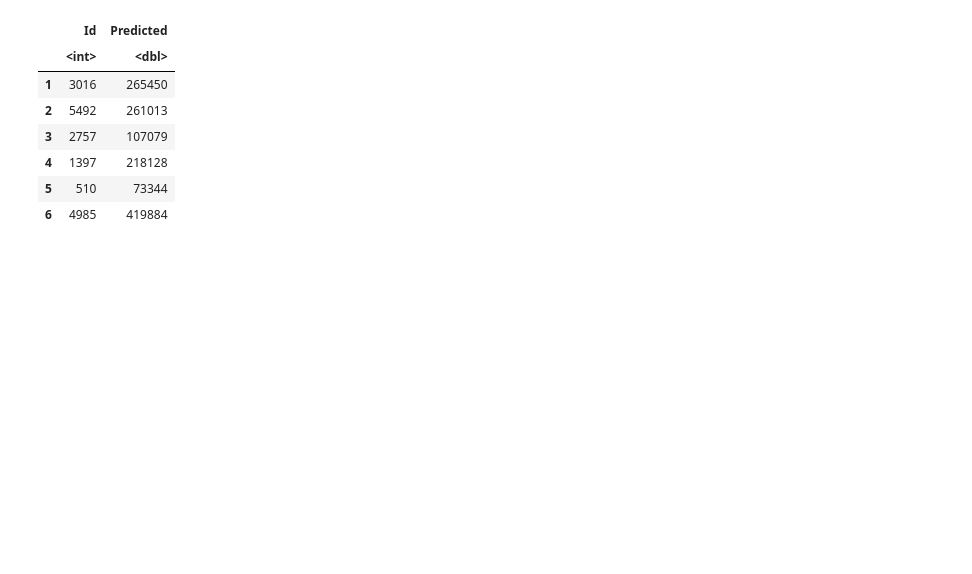
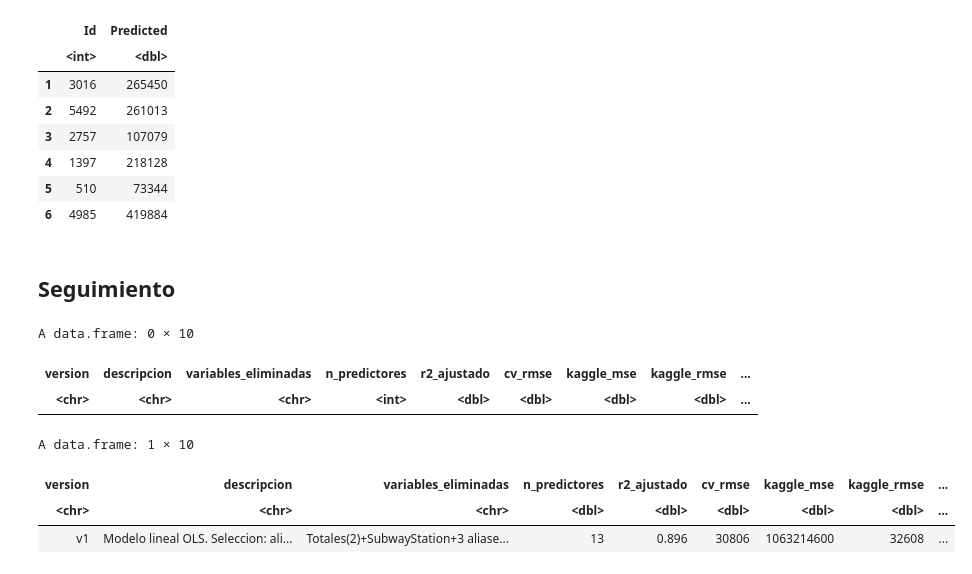
Before and after one commit to joaquinrovi/entrega_proyecto_MIAD_modelos_estadisticos, a Jupyter notebook: notebooks/Iteraciones_Alejandro_Proyecto_Regresion_R_Grupo4.ipynb, the cells around one changed output. Cells and saved outputs as stored; diff of their text form; code cells hidden in the pictures; blank space fills up the shorter version.

Commit message:
Inicio de iteraciones, se carga codigo para llevar log

```diff
--- a/notebooks/Iteraciones_Alejandro_Proyecto_Regresion_R_Grupo4.ipynb
+++ b/notebooks/Iteraciones_Alejandro_Proyecto_Regresion_R_Grupo4.ipynb
@@ -1170,3 +1170,58 @@ A data.frame: 6 × 2
 | 4 | 1397 | 218128 |
 | 5 | 510 | 73344 |
 | 6 | 4985 | 419884 |
+# %% [markdown]
+## Seguimiento
+# %%
+# Log de experimentos y submissions — se inicializa si no existe, o se carga si ya existe
+log_path <- "../outputs/submissions/log_experimentos.csv"
+
+if (file.exists(log_path)) {
+  log_experimentos <- read.csv2(log_path, stringsAsFactors = FALSE)
+} else {
+  log_experimentos <- data.frame(
+    version = character(),
+    descripcion = character(),
+    variables_eliminadas = character(),
+    n_predictores = integer(),
+    r2_ajustado = numeric(),
+    cv_rmse = numeric(),
+    kaggle_mse = numeric(),
+    kaggle_rmse = numeric(),
+    posicion_leaderboard = character(),
+    fecha = character(),
+    stringsAsFactors = FALSE
+  )
+}
+
+log_experimentos
+# %% [output]
+A data.frame: 0 × 10
+| version | descripcion | variables_eliminadas | n_predictores | r2_ajustado | cv_rmse | kaggle_mse | kaggle_rmse | ... |
+| <chr> | <chr> | <chr> | <int> | <dbl> | <dbl> | <dbl> | <dbl> | ... |
+# %%
+nueva_fila <- data.frame(
+  version = "v1",
+  descripcion = "Modelo lineal OLS. Seleccion: alias()+VIF iterativo(umbral 10)+F parcial. Estructura: Size.sqf.^2 + interaccion Size.sqf.:HallwayType",
+  variables_eliminadas = "Totales(2)+SubwayStation+3 aliased+7 por VIF+3 por F parcial",
+  n_predictores = 13,
+  r2_ajustado = 0.8964,
+  cv_rmse = 30806,
+  kaggle_mse = 1063214600,
+  kaggle_rmse = 32608,
+  posicion_leaderboard = "17/20",
+  fecha = as.character(Sys.Date()),
+  stringsAsFactors = FALSE
+)
+
+log_experimentos <- rbind(log_experimentos, nueva_fila)
+
+# Guardar (sobrescribe el archivo con el log actualizado)
+write.csv2(log_experimentos, log_path, row.names = FALSE)
+
+log_experimentos
+# %% [output]
+A data.frame: 1 × 10
+| version | descripcion | variables_eliminadas | n_predictores | r2_ajustado | cv_rmse | kaggle_mse | kaggle_rmse | ... |
+| <chr> | <chr> | <chr> | <dbl> | <dbl> | <dbl> | <dbl> | <dbl> | ... |
+| v1 | Modelo lineal OLS. Seleccion: ali... | Totales(2)+SubwayStation+3 aliase... | 13 | 0.896 | 30806 | 1063214600 | 32608 | ... |
```
